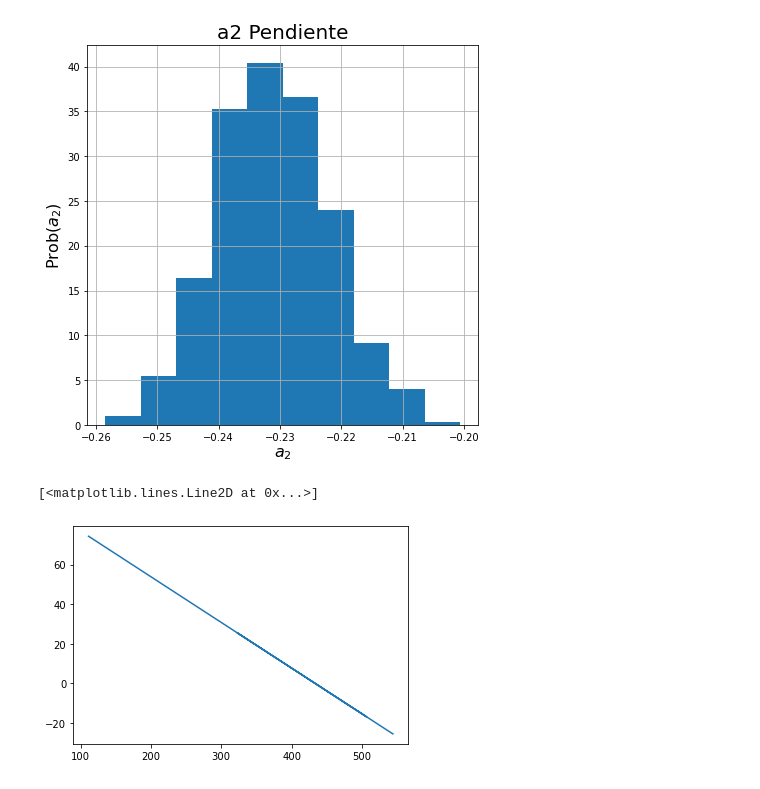
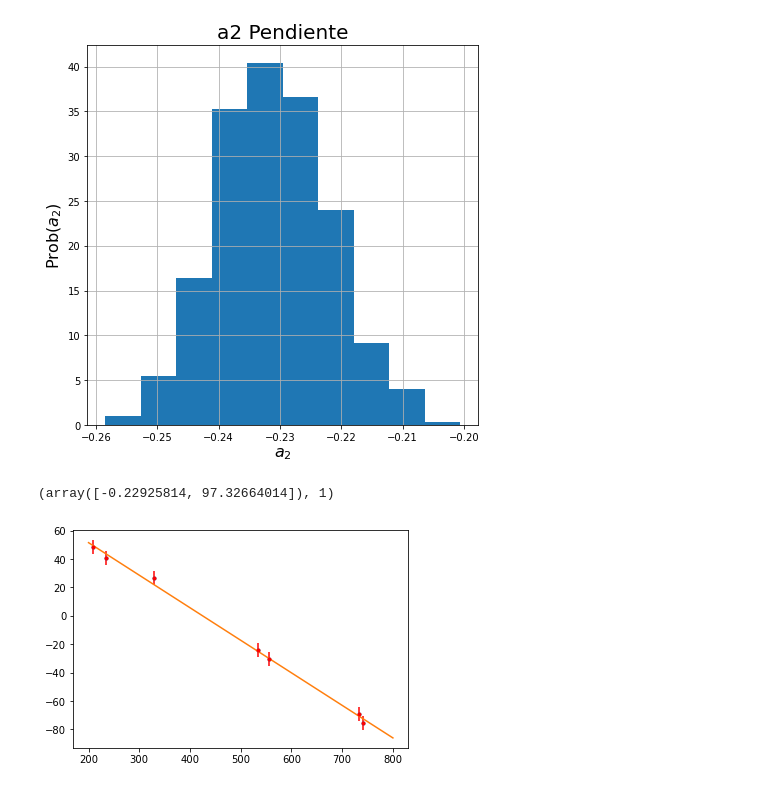
Before and after one commit to alexispacek/lab, a Jupyter notebook: Segundo ejercicio Lab 7.ipynb, the cells around one changed output. Cells and saved outputs as stored; diff of their text form; code cells hidden in the pictures.

```diff
--- a/Segundo ejercicio Lab 7.ipynb
+++ b/Segundo ejercicio Lab 7.ipynb
@@ -138,7 +145,20 @@ Text(0.5, 0, '$a_{2}$')
 [figure]
 [figure]
 # %%
-plt.plot(distancias,y)
+
+
+sigma = 5
+ruido = np.random.normal(0, 5, 7)
+y = 100 - (100/433)*np.asarray(distancias)
+signal = np.random.normal(y,sigma,7)
+plt.plot(distancias,signal, '.')
+plt.errorbar(distancias, signal, yerr=sigma, fmt=".", color="r")
+
+a,b = leastsq(func, [1,1], (np.array(distancias), signal))[0]
+cov = leastsq(func, [1,1], (np.array(distancias), signal))
+z = np.linspace(200,800,1000)
+plt.plot(z, b+a*z)
+print(leastsq(func, [1,1], (np.array(distancias), signal)))
 # %% [output]
-[<matplotlib.lines.Line2D at 0x...>]
+(array([-0.22925814, 97.32664014]), 1)
-[figure, old version]
+[figure, new version]
```
Also changed, not shown: parts of 12 cells of this notebook, 1 other file.
